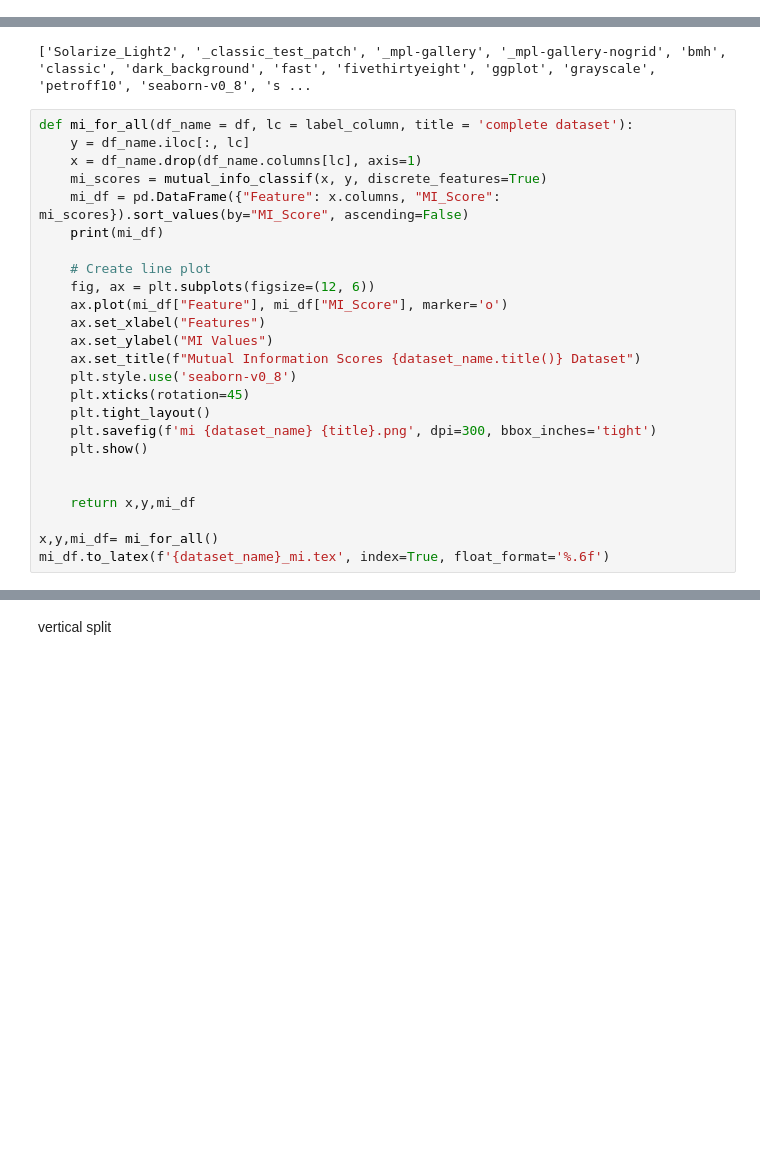
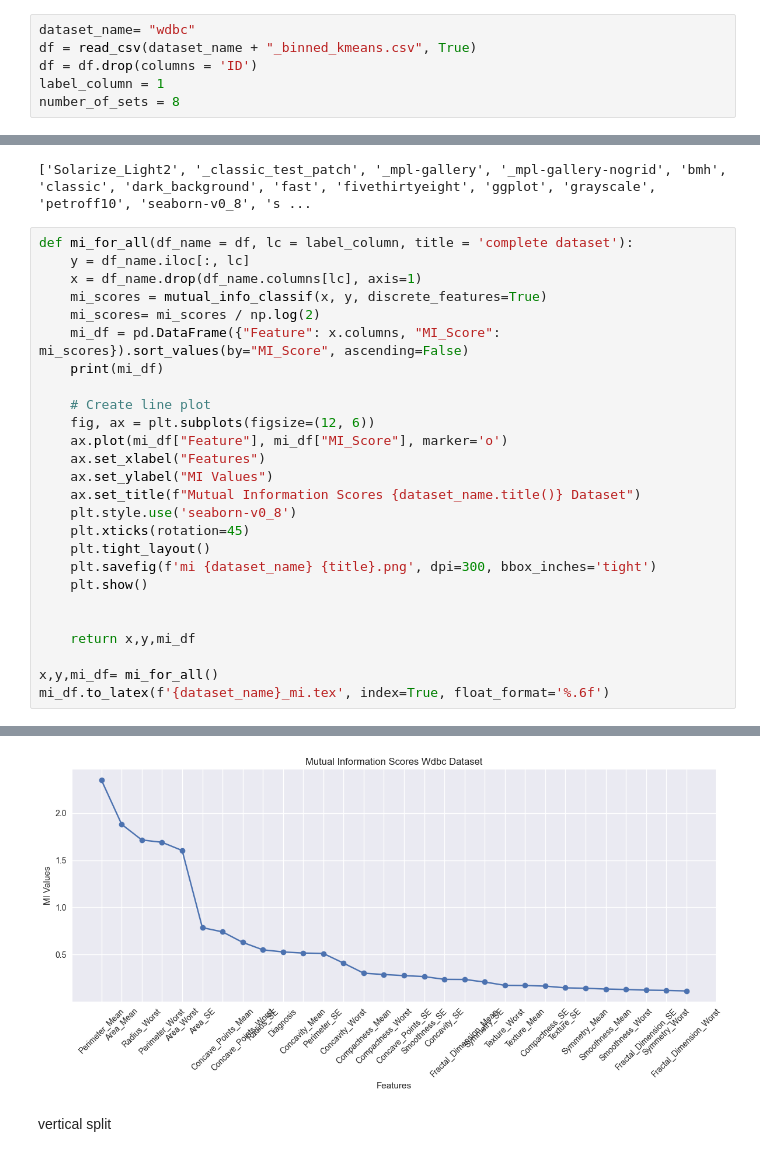
Before and after one commit to cansenturk1/ppfs_mlpart, a Jupyter notebook: mi_calculations.ipynb, the cells around one changed output, grey strips where cells are left out. Saved outputs shown, nothing was run; the diff lists cells and outputs as text; blank space fills up the shorter version.

```diff
--- a/mi_calculations.ipynb
+++ b/mi_calculations.ipynb
@@ -62,0 +55,6 @@ number_of_sets = 8
+# %%
+dataset_name= "wdbc"
+df = read_csv(dataset_name + "_binned_kmeans.csv", True)
+df = df.drop(columns = 'ID')
+label_column = 1
+number_of_sets = 8
@@ -81,6 +82,7 @@ def mi_for_all(df_name = df, lc = label_column, title = 'complete dataset'):
     y = df_name.iloc[:, lc]
     x = df_name.drop(df_name.columns[lc], axis=1)
     mi_scores = mutual_info_classif(x, y, discrete_features=True)
+    mi_scores= mi_scores / np.log(2)
     mi_df = pd.DataFrame({"Feature": x.columns, "MI_Score": mi_scores}).sort_values(by="MI_Score", ascending=False)
     print(mi_df)
 
@@ -106,3 +124,4 @@ TypeError: 'numpy.ndarray' object is not callable
+[figure, added]
 # %% [markdown]
 vertical split
 # %%
```
Also changed, not shown: parts of 8 cells of this notebook, 2 other files.
